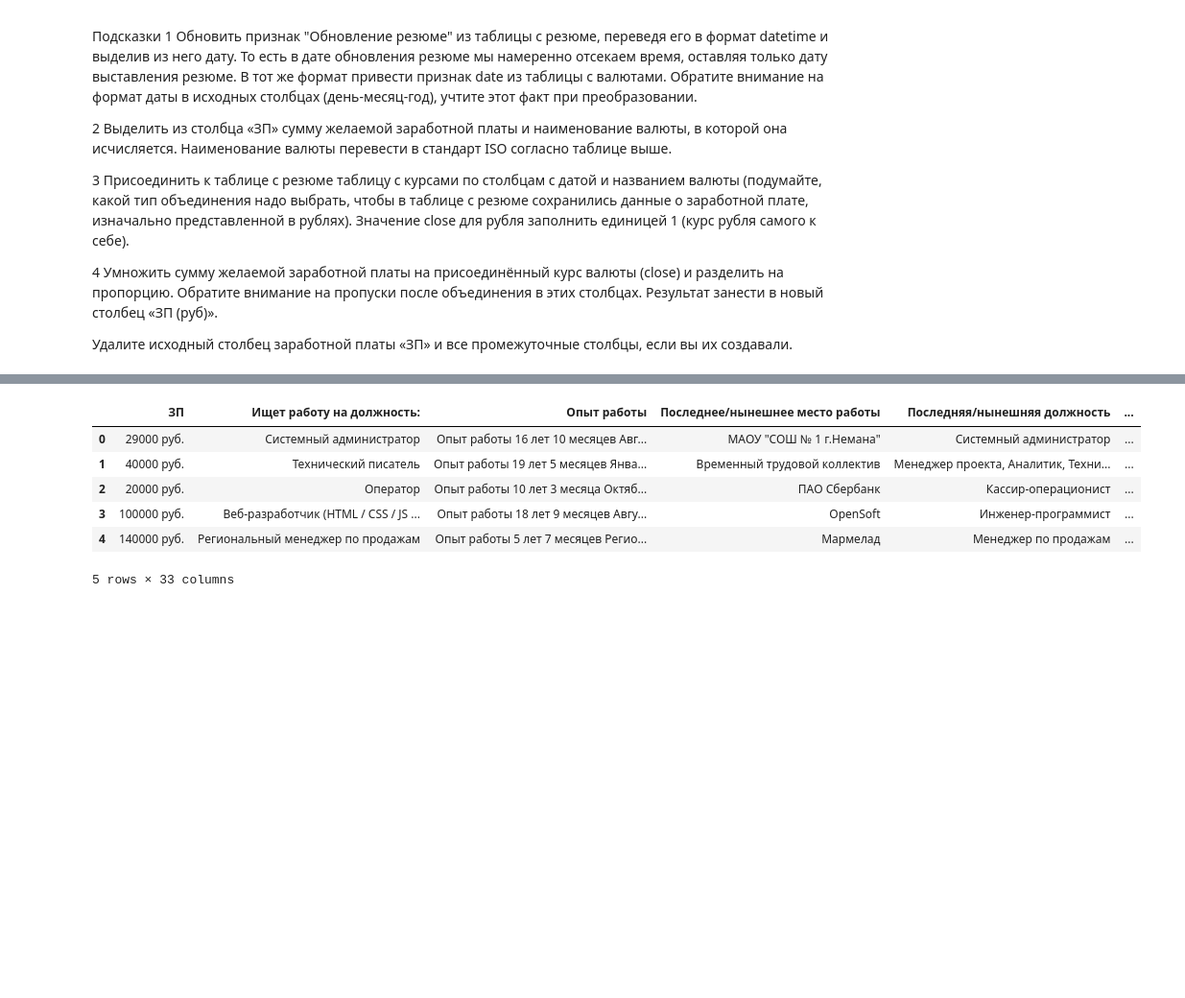
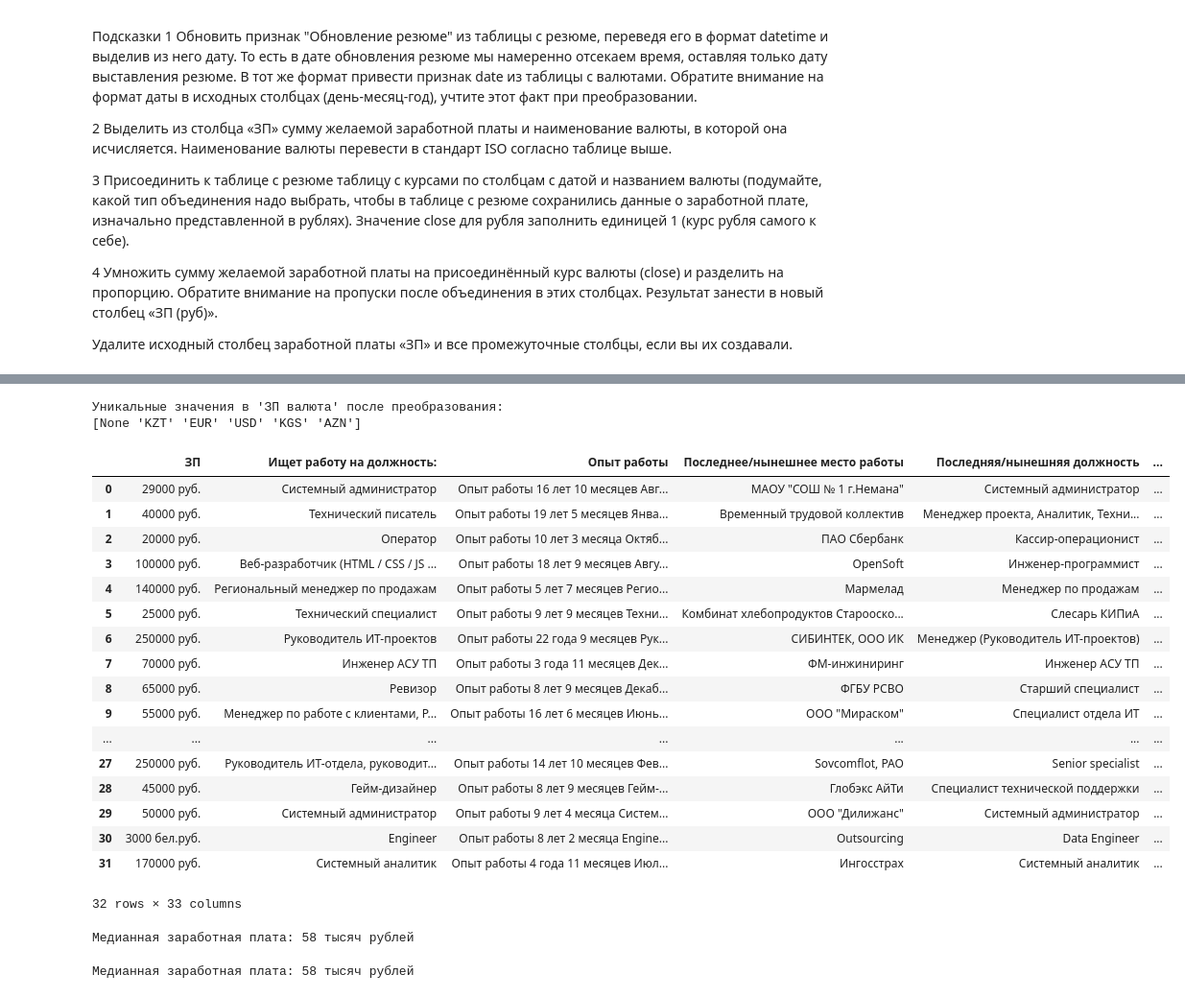
Before and after one commit to yogiki/LernProject_SF, a Jupyter notebook: HeadeHunter_Project/hh_project.ipynb, the cells around one changed output, grey strips where cells are left out. Shown at 96% size. Drawn from its saved outputs; the diff is of its cells as text; code cells hidden in the pictures; blank space fills up the shorter version.

```diff
--- a/HeadeHunter_Project/hh_project.ipynb
+++ b/HeadeHunter_Project/hh_project.ipynb
@@ -504,0 +515,51 @@ hh_data_copy.head()
+# %%
+# Используем словарь currency_mapping для преобразования названий валют в ISO-коды
+hh_data_copy['ЗП валюта'] = hh_data_copy['ЗП валюта'].map(
+    lambda x: currency_mapping[x]['iso'] if x in currency_mapping else None
+)
+
+# Проверяем результат
+print("Уникальные значения в 'ЗП валюта' после преобразования:")
+print(hh_data_copy['ЗП валюта'].unique())
+
+# Преобразуем столбец «Дата обновления» в datetime
+hh_data_copy['Дата обновления'] = pd.to_datetime(hh_data_copy['Дата обновления'])
+
+# Объединяем данные с курсами валют
+merged_data = pd.merge(
+    hh_data_copy,
+    currency_data,
+    left_on=['Дата обновления', 'ЗП валюта'],
+    right_on=['date', 'currency'],
+    how='left'
+)
+
+# Заполняем proportion и close для рубля (RUB)
+merged_data.loc[merged_data['ЗП валюта'] == 'RUB', 'close'] = 1
+merged_data.loc[merged_data['ЗП валюта'] == 'RUB', 'proportion'] = 1.0
+
+# Проверяем результат
+#print(merged_data[['ЗП валюта', 'proportion', 'close']].head(32))
+
+merged_data.head(32)
+# %% [output]
+Уникальные значения в 'ЗП валюта' после преобразования:
+[None 'KZT' 'EUR' 'USD' 'KGS' 'AZN']
+|  | ЗП | Ищет работу на должность: | Опыт работы | Последнее/нынешнее место работы | Последняя/нынешняя должность | ... |
+| 0 | 29000 руб. | Системный администратор | Опыт работы 16 лет 10 месяцев Авг... | МАОУ "СОШ № 1 г.Немана" | Системный администратор | ... |
+| 1 | 40000 руб. | Технический писатель | Опыт работы 19 лет 5 месяцев Янва... | Временный трудовой коллектив | Менеджер проекта, Аналитик, Техни... | ... |
+| 2 | 20000 руб. | Оператор | Опыт работы 10 лет 3 месяца Октяб... | ПАО Сбербанк | Кассир-операционист | ... |
+| 3 | 100000 руб. | Веб-разработчик (HTML / CSS / JS ... | Опыт работы 18 лет 9 месяцев Авгу... | OpenSoft | Инженер-программист | ... |
+| 4 | 140000 руб. | Региональный менеджер по продажам | Опыт работы 5 лет 7 месяцев Регио... | Мармелад | Менеджер по продажам | ... |
+| 5 | 25000 руб. | Технический специалист | Опыт работы 9 лет 9 месяцев Техни... | Комбинат хлебопродуктов Старооско... | Слесарь КИПиА | ... |
+| 6 | 250000 руб. | Руководитель ИТ-проектов | Опыт работы 22 года 9 месяцев Рук... | СИБИНТЕК, ООО ИК | Менеджер (Руководитель ИТ-проектов) | ... |
+| 7 | 70000 руб. | Инженер АСУ ТП | Опыт работы 3 года 11 месяцев Дек... | ФМ-инжиниринг | Инженер АСУ ТП | ... |
+| 8 | 65000 руб. | Ревизор | Опыт работы 8 лет 9 месяцев Декаб... | ФГБУ РСВО | Старший специалист | ... |
+| 9 | 55000 руб. | Менеджер по работе с клиентами, P... | Опыт работы 16 лет 6 месяцев Июнь... | ООО "Мираском" | Специалист отдела ИТ | ... |
+| ... | ... | ... | ... | ... | ... | ... |
+| 27 | 250000 руб. | Руководитель ИТ-отдела, руководит... | Опыт работы 14 лет 10 месяцев Фев... | Sovcomflot, PAO | Senior specialist | ... |
+| 28 | 45000 руб. | Гейм-дизайнер | Опыт работы 8 лет 9 месяцев Гейм-... | Глобэкс АйТи | Специалист технической поддержки | ... |
+| 29 | 50000 руб. | Системный администратор | Опыт работы 9 лет 4 месяца Систем... | ООО "Дилижанс" | Системный администратор | ... |
+| 30 | 3000 бел.руб. | Engineer | Опыт работы 8 лет 2 месяца Engine... | Outsourcing | Data Engineer | ... |
+| 31 | 170000 руб. | Системный аналитик | Опыт работы 4 года 11 месяцев Июл... | Ингосстрах | Системный аналитик | ... |
+32 rows × 33 columns
@@ -505,24 +580,7 @@ hh_data_copy.head()
+# %%
+print(f"Медианная заработная плата: {round(merged_data['ЗП (руб)'].median() / 1000)} тысяч рублей")
+# %% [output]
+Медианная заработная плата: 58 тысяч рублей
 # %%
-# Преобразуем столбец «Дата обновления» в datetime
-hh_data_copy['Дата обновления'] = pd.to_datetime(hh_data_copy['Дата обновления'])
-
-# Объединяем данные с курсами валют
-merged_data = pd.merge(
-    hh_data_copy,
-    currency_data,
-    left_on=['Дата обновления', 'ЗП валюта'],
-    right_on=['date', 'currency'],
-    how='left'
-)
-
-# Заполняем курс для рубля (если валюта — рубль, курс = 1)
-merged_data.loc[merged_data['ЗП валюта'] == 'руб', 'close'] = 1
-merged_data.head()
 # %% [output]
-|  | ЗП | Ищет работу на должность: | Опыт работы | Последнее/нынешнее место работы | Последняя/нынешняя должность | ... |
-| 0 | 29000 руб. | Системный администратор | Опыт работы 16 лет 10 месяцев Авг... | МАОУ "СОШ № 1 г.Немана" | Системный администратор | ... |
-| 1 | 40000 руб. | Технический писатель | Опыт работы 19 лет 5 месяцев Янва... | Временный трудовой коллектив | Менеджер проекта, Аналитик, Техни... | ... |
-| 2 | 20000 руб. | Оператор | Опыт работы 10 лет 3 месяца Октяб... | ПАО Сбербанк | Кассир-операционист | ... |
-| 3 | 100000 руб. | Веб-разработчик (HTML / CSS / JS ... | Опыт работы 18 лет 9 месяцев Авгу... | OpenSoft | Инженер-программист | ... |
-| 4 | 140000 руб. | Региональный менеджер по продажам | Опыт работы 5 лет 7 месяцев Регио... | Мармелад | Менеджер по продажам | ... |
-5 rows × 33 columns
+Медианная заработная плата: 58 тысяч рублей
```
Also changed, not shown: parts of 5 cells of this notebook.
